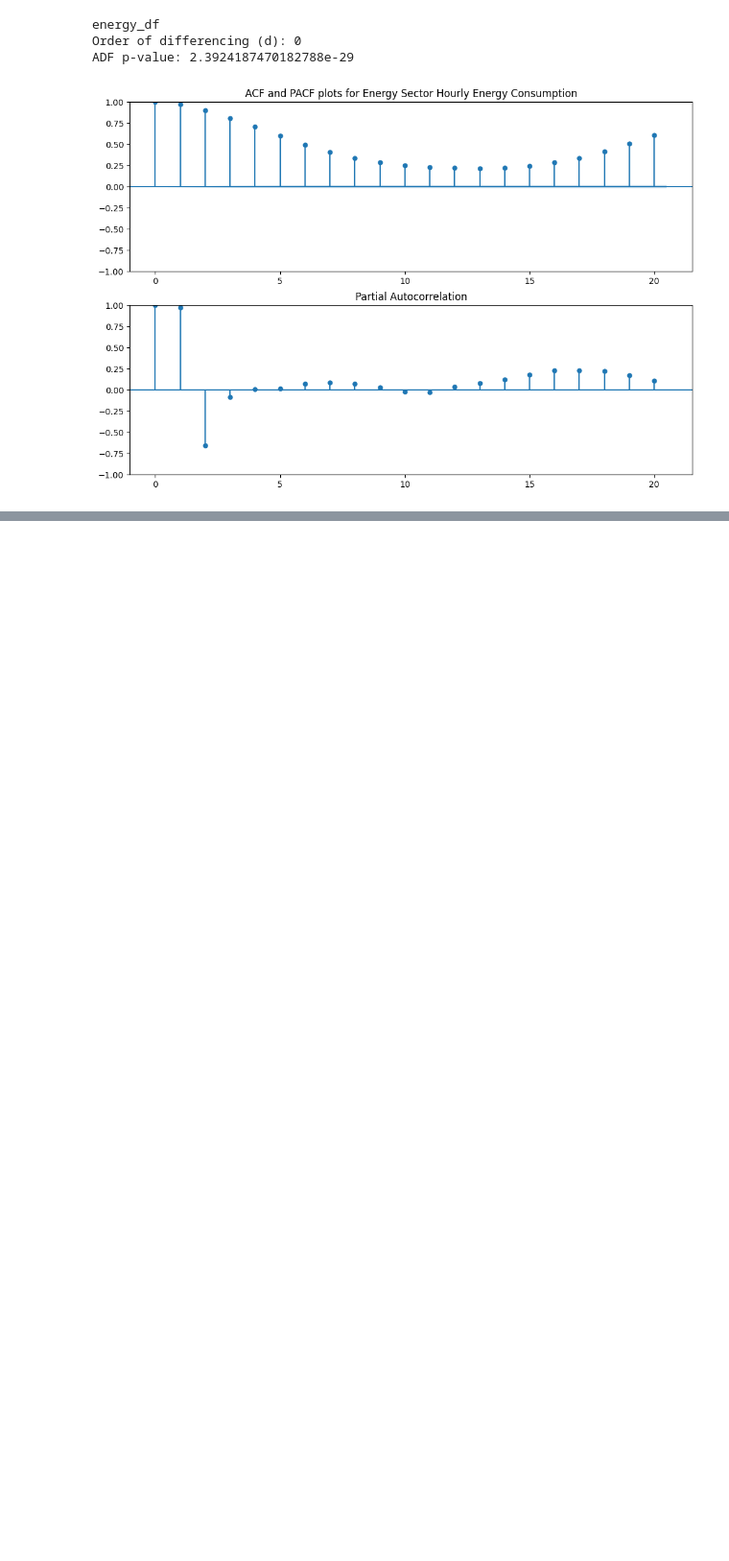
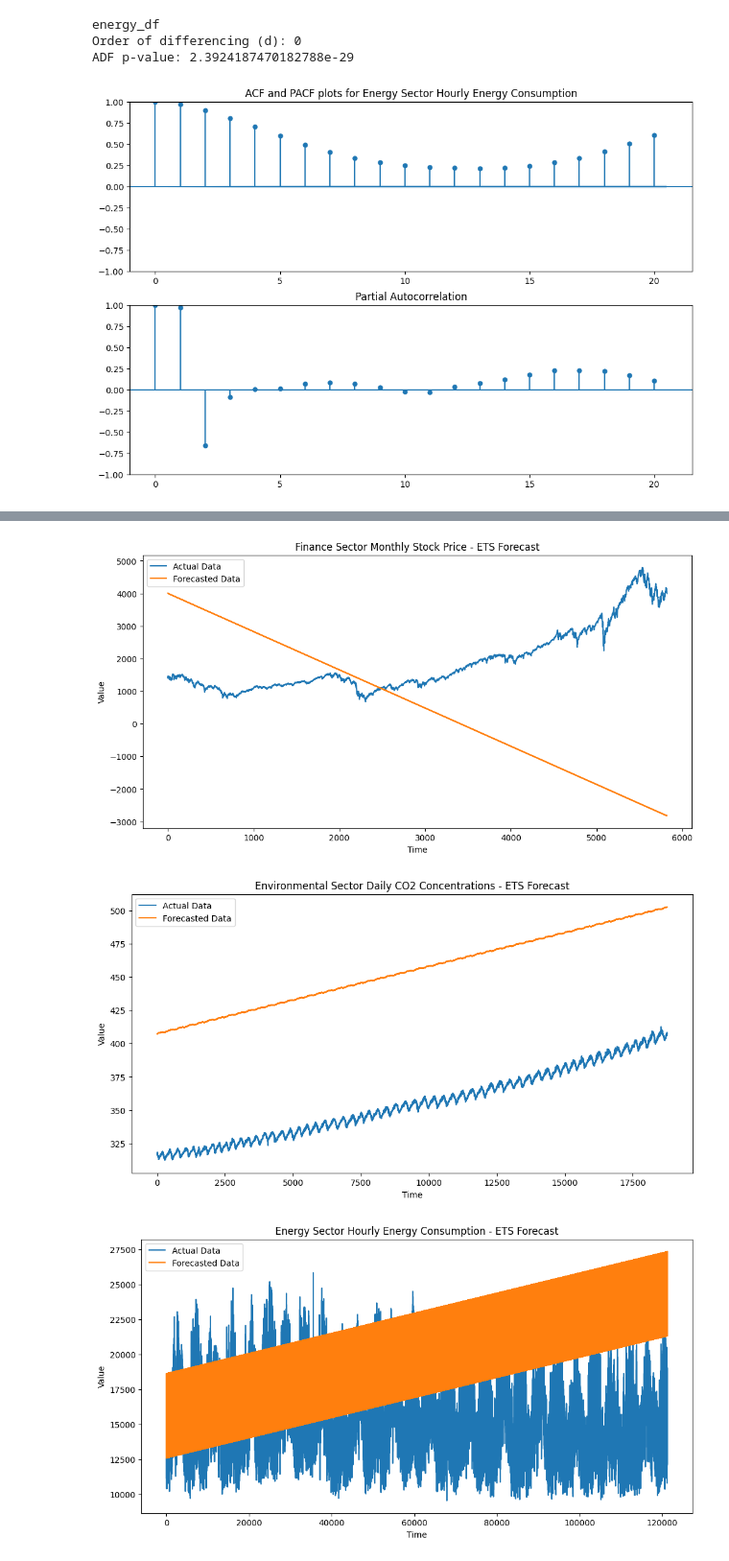
Before and after one commit to AliArfa852/Time-series-Data_analysis, a Jupyter notebook: project.ipynb, the cells around one changed output, grey strips where cells are left out. Shown at 96% size. Saved outputs shown, nothing was run; the diff lists cells and outputs as text; code cells hidden in the pictures; blank space fills up the shorter version.

```diff
--- a/project.ipynb
+++ b/project.ipynb
@@ -873,0 +506,34 @@ ann(finance_df, 'Date', 'close')
+# %%
+from statsmodels.tsa.holtwinters import ExponentialSmoothing
+
+# Function to apply ETS model
+def apply_ets(df, column, title,period):
+    # Prepare the data
+    data = df[column].values
+
+    # Define and fit the ETS model
+    model = ExponentialSmoothing(data, trend='add', seasonal='add', seasonal_periods=period)  # Example: Holt-Winters with additive trend and additive seasonal component
+    fitted_model = model.fit()
+
+    # Make future predictions
+    n_forecast = len(data)  # Forecasting for the same length as the original data
+    forecast = fitted_model.forecast(steps=n_forecast)
+
+    # Plot forecast
+    plt.figure(figsize=(12, 6))
+    plt.plot(data, label='Actual Data')
+    plt.plot(forecast, label='Forecasted Data')
+    plt.title(f'{title} - ETS Forecast')
+    plt.xlabel('Time')
+    plt.ylabel('Value')
+    plt.legend()
+    plt.show()
+
+# Apply ETS model to each dataset
+apply_ets(finance_df, 'close', 'Finance Sector Monthly Stock Price', 12)
+apply_ets(environment_df, 'value', 'Environmental Sector Daily CO2 Concentrations', 365)
+apply_ets(energy_df, 'AEP_MW', 'Energy Sector Hourly Energy Consumption', 24)
+# %% [output]
+[figure, added]
+[figure, added]
+[figure, added]
```
Also changed, not shown: parts of 31 cells of this notebook, 1 other file.
